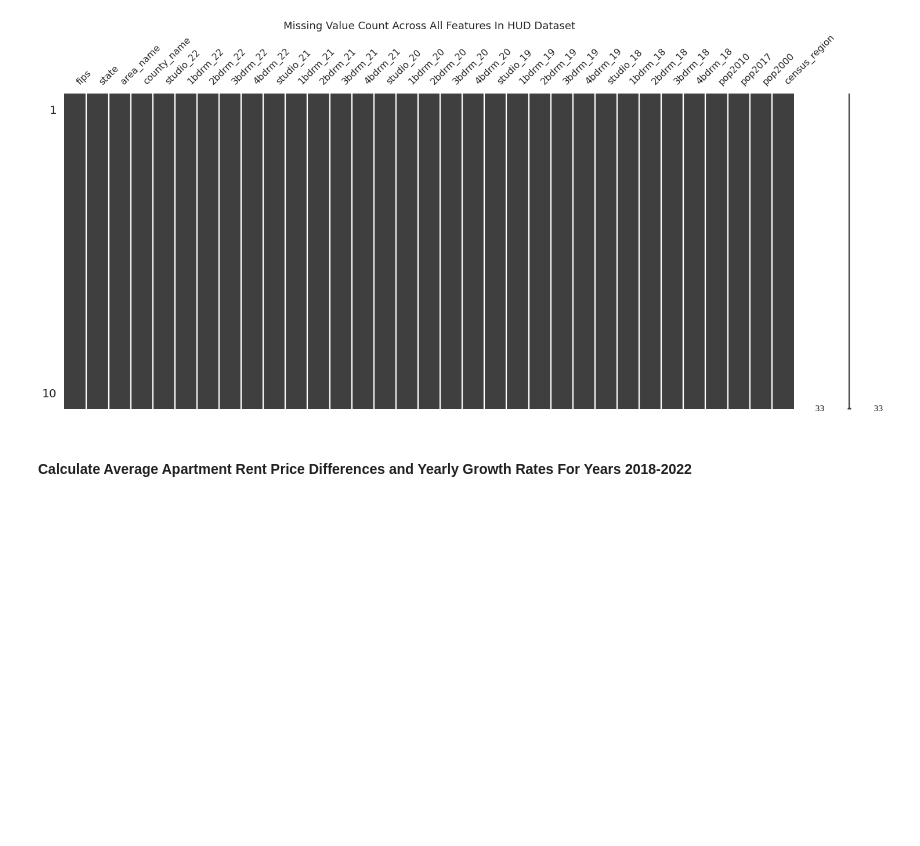
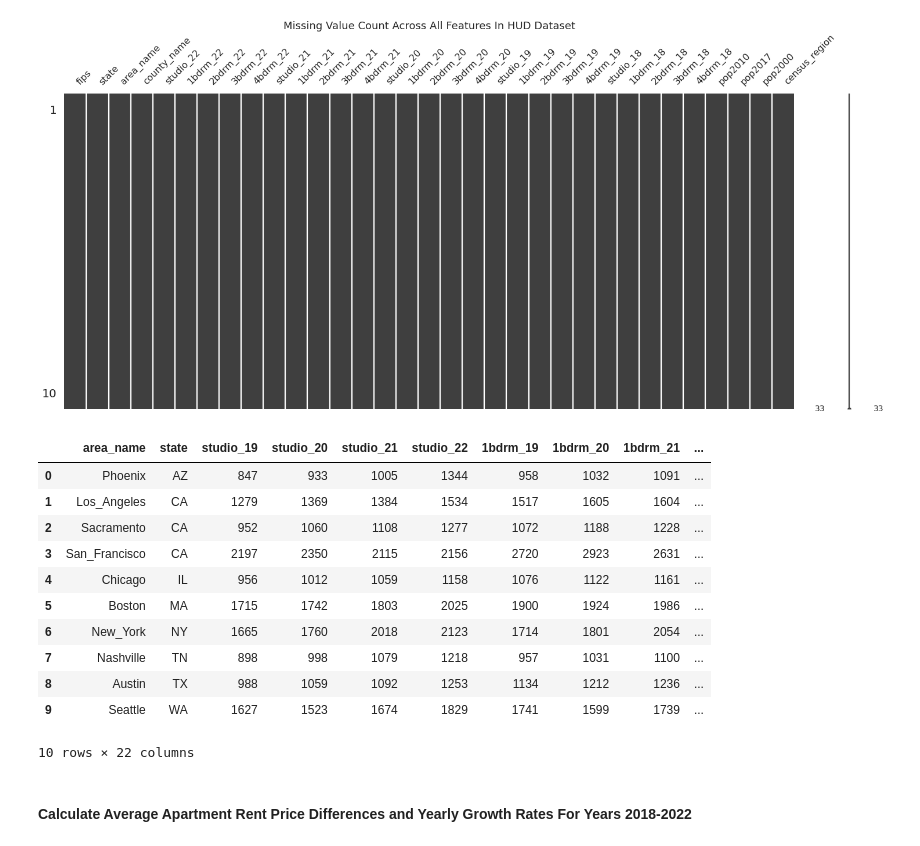
Before and after one commit to Keren-Neeq/DS4A-Team1, a Jupyter notebook: notebooks/Team1_EDA.ipynb, the cells around one changed output. Cells and saved outputs as stored; diff of their text form; code cells hidden in the pictures; blank space fills up the shorter version.

```diff
--- a/notebooks/Team1_EDA.ipynb
+++ b/notebooks/Team1_EDA.ipynb
@@ -227,6 +227,21 @@ hud_df = hud_df[['state', 'area_name','studio_18','studio_19','studio_20','studi
       '3bdrm_20','3bdrm_21','3bdrm_22','4bdrm_18','4bdrm_19','4bdrm_20','4bdrm_21','4bdrm_22']]
 # %%
 hud_df = hud_df.set_index(['area_name', 'state'])
+# %%
+hud_df
+# %% [output]
+|  | area_name | state | studio_19 | studio_20 | studio_21 | studio_22 | 1bdrm_19 | 1bdrm_20 | 1bdrm_21 | ... |
+| 0 | Phoenix | AZ | 847 | 933 | 1005 | 1344 | 958 | 1032 | 1091 | ... |
+| 1 | Los_Angeles | CA | 1279 | 1369 | 1384 | 1534 | 1517 | 1605 | 1604 | ... |
+| 2 | Sacramento | CA | 952 | 1060 | 1108 | 1277 | 1072 | 1188 | 1228 | ... |
+| 3 | San_Francisco | CA | 2197 | 2350 | 2115 | 2156 | 2720 | 2923 | 2631 | ... |
+| 4 | Chicago | IL | 956 | 1012 | 1059 | 1158 | 1076 | 1122 | 1161 | ... |
+| 5 | Boston | MA | 1715 | 1742 | 1803 | 2025 | 1900 | 1924 | 1986 | ... |
+| 6 | New_York | NY | 1665 | 1760 | 2018 | 2123 | 1714 | 1801 | 2054 | ... |
+| 7 | Nashville | TN | 898 | 998 | 1079 | 1218 | 957 | 1031 | 1100 | ... |
+| 8 | Austin | TX | 988 | 1059 | 1092 | 1253 | 1134 | 1212 | 1236 | ... |
+| 9 | Seattle | WA | 1627 | 1523 | 1674 | 1829 | 1741 | 1599 | 1739 | ... |
+10 rows × 22 columns
 # %%
 # Split dataset by apartment unit
 
```
Also changed, not shown: parts of 24 cells of this notebook.
